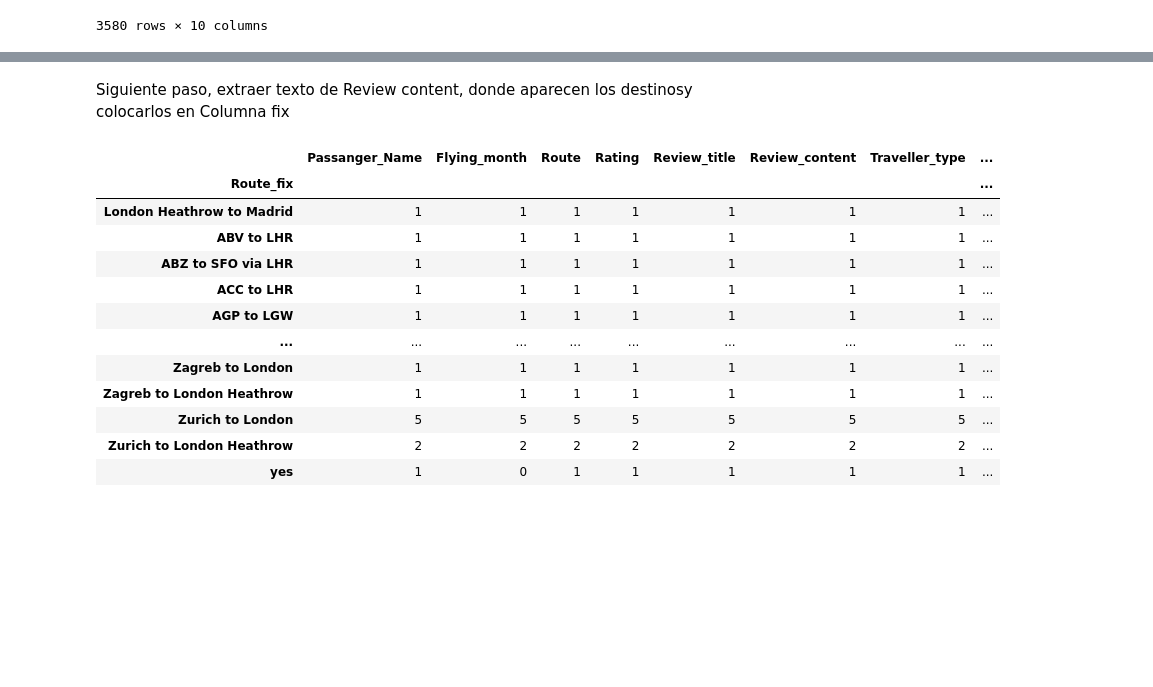
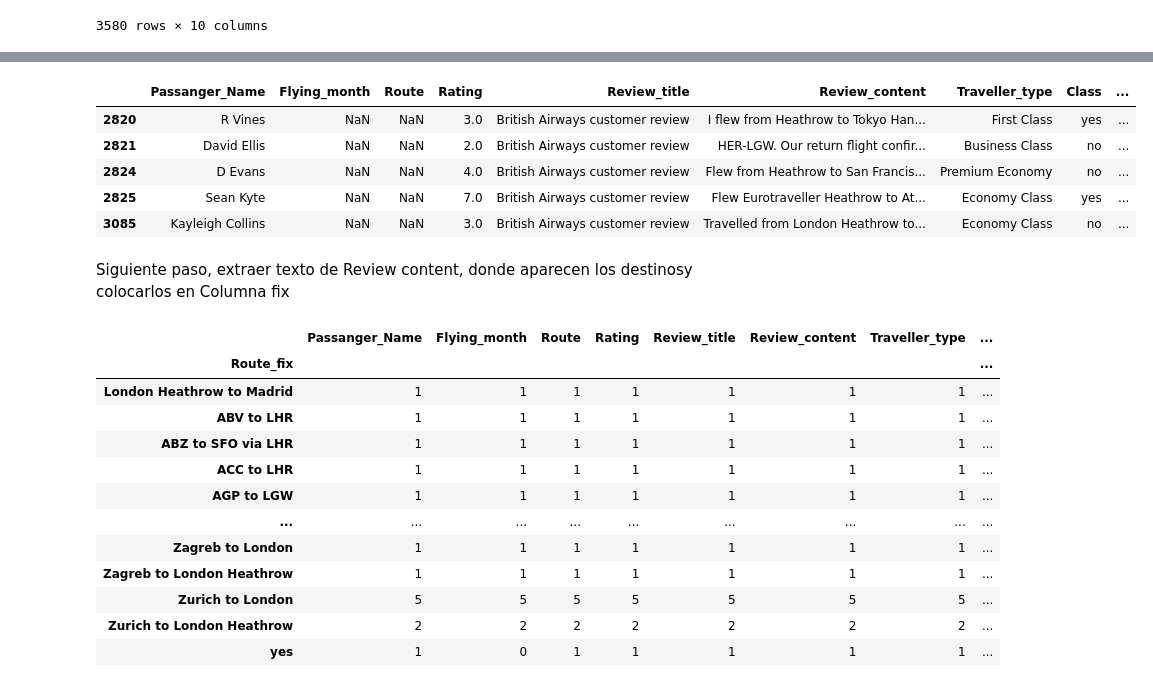
Before and after one commit to elkinbarretorojas/data_science, a Jupyter notebook: airline/airline.ipynb, the cells around one changed output, grey strips where cells are left out. Saved outputs shown, nothing was run; the diff lists cells and outputs as text; code cells hidden in the pictures; blank space fills up the shorter version.

```diff
--- a/airline/airline.ipynb
+++ b/airline/airline.ipynb
@@ -254,7 +258,16 @@ airline_data[~airline_data['Route_fix'].str.contains('to', na=False)]
+# %%
+airline_data[(~airline_data['Route_fix'].str.contains('|'.join(['to','London','LHR','Edinburgh']), na=False)) & (airline_data['Review_content'].str.contains('|'.join(route_in_review), na=False))]
+# %% [output]
+|  | Passanger_Name | Flying_month | Route | Rating | Review_title | Review_content | Traveller_type | Class | ... |
+| 2820 | R Vines | NaN | NaN | 3.0 | British Airways customer review | I flew from Heathrow to Tokyo Han... | First Class | yes | ... |
+| 2821 | David Ellis | NaN | NaN | 2.0 | British Airways customer review | HER-LGW. Our return flight confir... | Business Class | no | ... |
+| 2824 | D Evans | NaN | NaN | 4.0 | British Airways customer review | Flew from Heathrow to San Francis... | Premium Economy | no | ... |
+| 2825 | Sean Kyte | NaN | NaN | 7.0 | British Airways customer review | Flew Eurotraveller Heathrow to At... | Economy Class | yes | ... |
+| 3085 | Kayleigh Collins | NaN | NaN | 3.0 | British Airways customer review | Travelled from London Heathrow to... | Economy Class | no | ... |
+# %% [markdown]
+Siguiente paso, extraer texto de Review content, donde aparecen los destinosy colocarlos en Columna fix
 # %%
 Extraer de Traveller algunos
-# %% [markdown]
-Siguiente paso, extraer texto de Review content, donde aparecen los destinosy colocarlos en Columna fix
 # %%
 #Corrobarting all our values are Class denominatinos
 airline_data.groupby('Route_fix').count()
```
Also changed, not shown: parts of 3 cells of this notebook.
